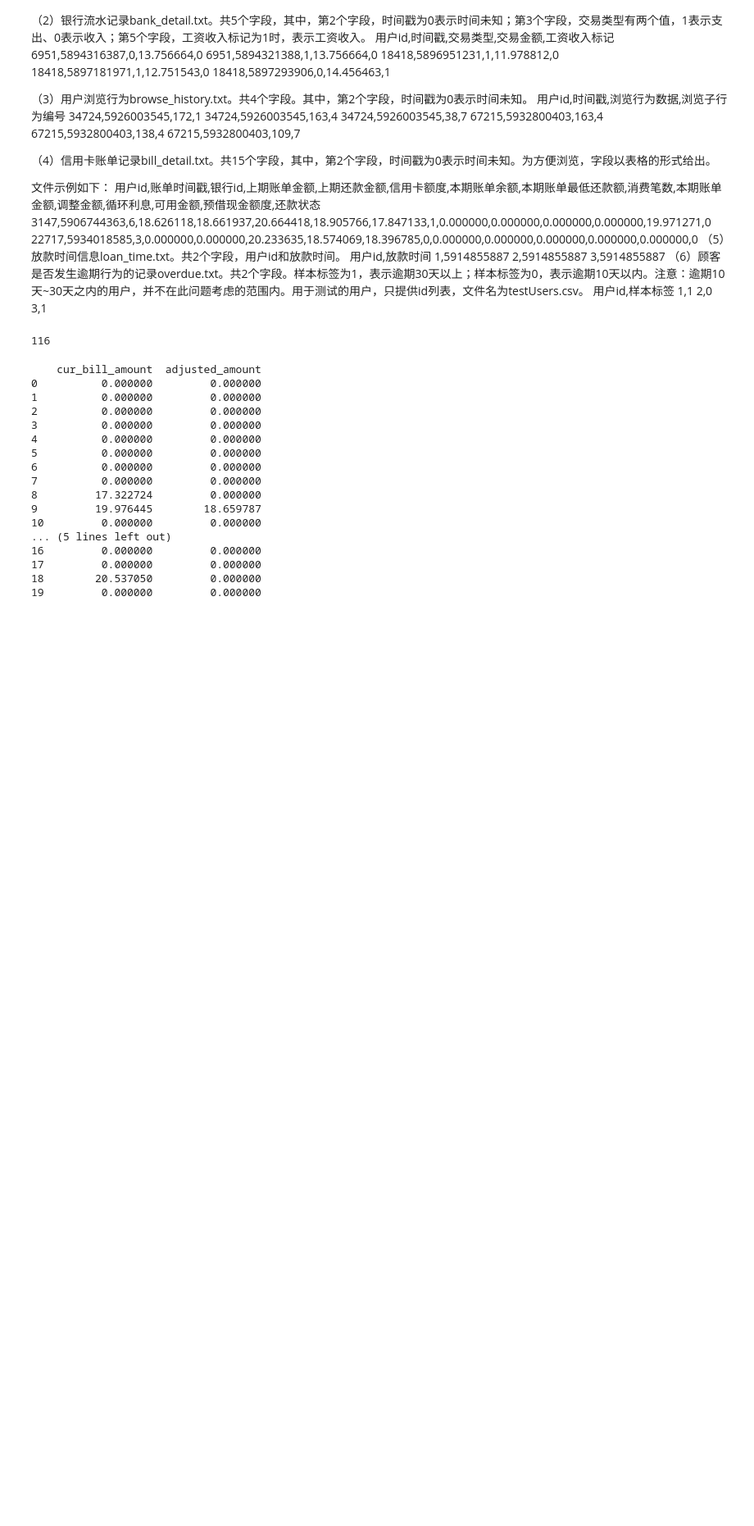
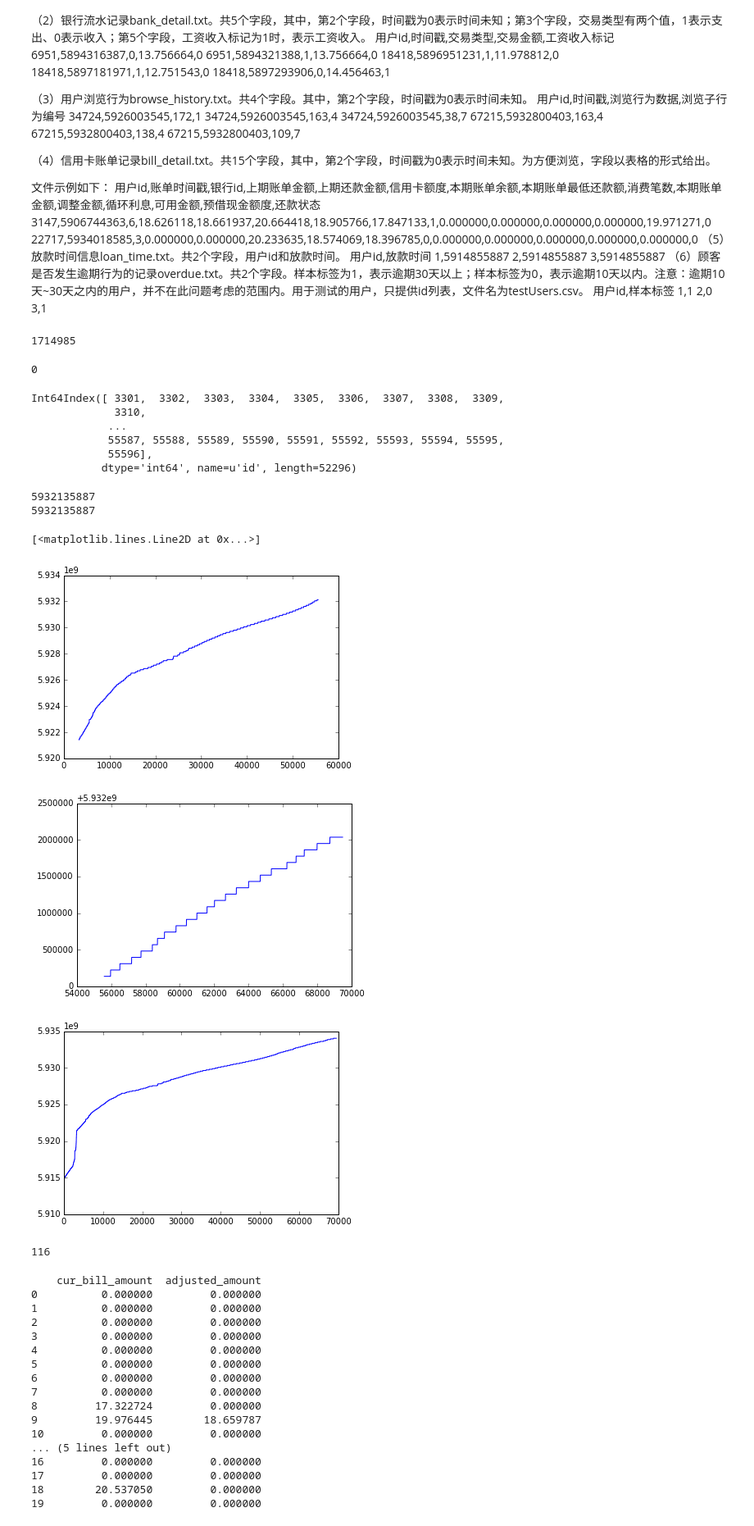
Before and after one commit to zhenjiezhang/pkBigData_loanDefaultPredict, a Jupyter notebook: models/dataExploration.ipynb, the cells around one changed output. Shown at 82% size. Cells and saved outputs as stored; diff of their text form; code cells hidden in the pictures; blank space fills up the shorter version.

Commit message:
test score 0.4615

```diff
--- a/models/dataExploration.ipynb
+++ b/models/dataExploration.ipynb
@@ -34,7 +34,7 @@ testFolder=inputFolder+'test/'
 # %%
 trainUsers=pandas.read_csv(trainFolder+'user_info_train.txt', \
                            names=['id','sex','profession','education','marriage','citizen_type'],\
-                          index_col=0)
+                          index_col=0).sort_index()
 
 trainBanks=pandas.read_csv(trainFolder+'bank_detail_train.txt',\
                           names=['user_id', 'time', 'transaction_type', 'amount', 'is_salary'])
@@ -45,13 +45,51 @@ trainBrowse=pandas.read_csv(trainFolder+'browse_history_train.txt',\
 trainBills=pandas.read_csv(trainFolder+'bill_detail_train.txt',\
                           names=['user_id', 'time', 'bank_id', 'last_bill_amount', 'last_bill_pay', 'credit_line', 'cur_bill_balance', \
                                  'cur_bill_min_due', 'transactionNum', 'cur_bill_amount', 'adjusted_amount', 'cumulative_interest',\
-                                 'available_deposit', 'available_credit', 'debt_status'])
+                                 'available_deposit', 'available_credit', 'debt[_status'])
 
 trainFundingTime=pandas.read_csv(trainFolder+'loan_time_train.txt',\
-                                names=['user_id', 'time'])
+                                names=['user_id', 'time'], index_col=0).sort_index()
 
 trainOverdue=pandas.read_csv(trainFolder+'overdue_train.txt',\
-                            names=['user_id', 'label'])
+                            names=['user_id', 'label'], index_col=0).sort_index()
+# %%
+(trainBills['last_bill_amount']>0).sum()
+# %% [output]
+1714985
+# %%
+
+testFundingTime=pandas.read_csv(testFolder+'loan_time_test.txt',\
+                            names=['user_id', 'time'],index_col=0).sort_index()
+# %%
+trainBills['time'].min()
+# %% [output]
+0
+# %%
+a=trainUsers[3300:]
+a.index
+# %% [output]
+Int64Index([ 3301,  3302,  3303,  3304,  3305,  3306,  3307,  3308,  3309,
+             3310,
+            ...
+            55587, 55588, 55589, 55590, 55591, 55592, 55593, 55594, 55595,
+            55596],
+           dtype='int64', name=u'id', length=52296)
+# %%
+print trainFundingTime.time.unique().max()
+print testFundingTime.time.unique().min()
+plt.plot(trainFundingTime.time[3300:])
+plt.figure()
+plt.plot(testFundingTime.index, testFundingTime.time)
+plt.figure()
+allFT=pandas.concat([trainFundingTime, testFundingTime])
+plt.plot(allFT.index, allFT.time)
+# %% [output]
+5932135887
+5932135887
+[<matplotlib.lines.Line2D at 0x...>]
+[figure, added]
+[figure, added]
+[figure, added]
 # %%
 print (trainBrowse['browse_type'].value_counts()>=1000).sum()
 # %% [output]
```
Also changed, not shown: parts of 2 cells of this notebook, 6 other files.
